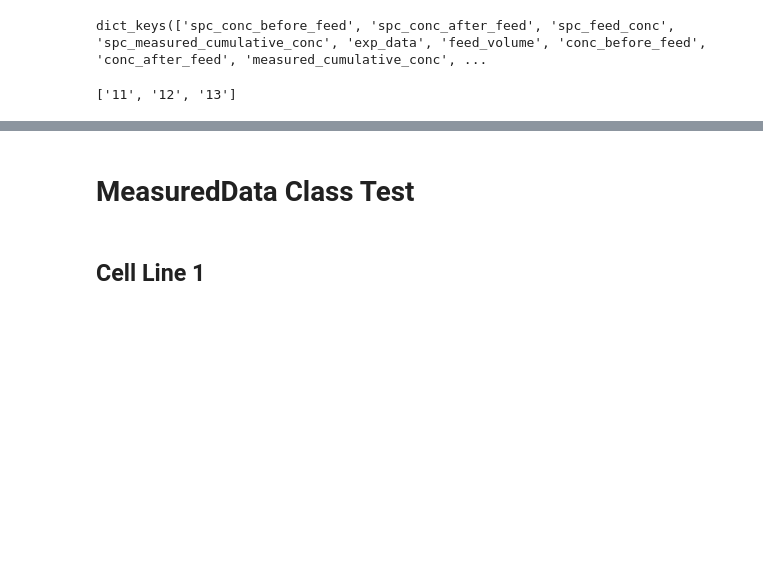
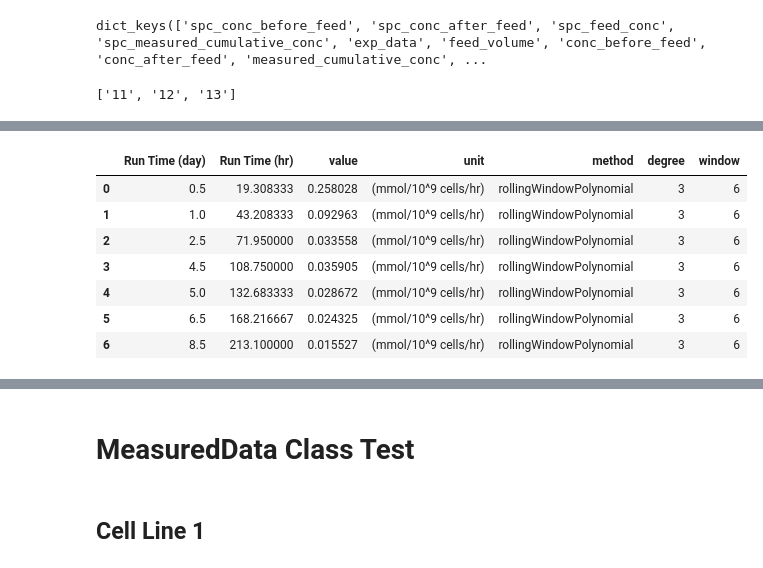
Before and after one commit to lu000285/CCDPApy, a Jupyter notebook: test.ipynb, the cells around one changed output, grey strips where cells are left out. Drawn from its saved outputs; the diff is of its cells as text; code cells hidden in the pictures; blank space fills up the shorter version.

```diff
--- a/test.ipynb
+++ b/test.ipynb
@@ -114 +107,12 @@ exp_handler.polynomial()
 exp_handler.rolling_window_polynomial(degree=3, window=6)
+# %%
+spc.sp_rate_rolling
+# %% [output]
+|  | Run Time (day) | Run Time (hr) | value | unit | method | degree | window |
+| 0 | 0.5 | 19.308333 | 0.258028 | (mmol/10^9 cells/hr) | rollingWindowPolynomial | 3 | 6 |
+| 1 | 1.0 | 43.208333 | 0.092963 | (mmol/10^9 cells/hr) | rollingWindowPolynomial | 3 | 6 |
+| 2 | 2.5 | 71.950000 | 0.033558 | (mmol/10^9 cells/hr) | rollingWindowPolynomial | 3 | 6 |
+| 3 | 4.5 | 108.750000 | 0.035905 | (mmol/10^9 cells/hr) | rollingWindowPolynomial | 3 | 6 |
+| 4 | 5.0 | 132.683333 | 0.028672 | (mmol/10^9 cells/hr) | rollingWindowPolynomial | 3 | 6 |
+| 5 | 6.5 | 168.216667 | 0.024325 | (mmol/10^9 cells/hr) | rollingWindowPolynomial | 3 | 6 |
+| 6 | 8.5 | 213.100000 | 0.015527 | (mmol/10^9 cells/hr) | rollingWindowPolynomial | 3 | 6 |
```
Also changed, not shown: parts of 12 cells of this notebook, 2 other files.
